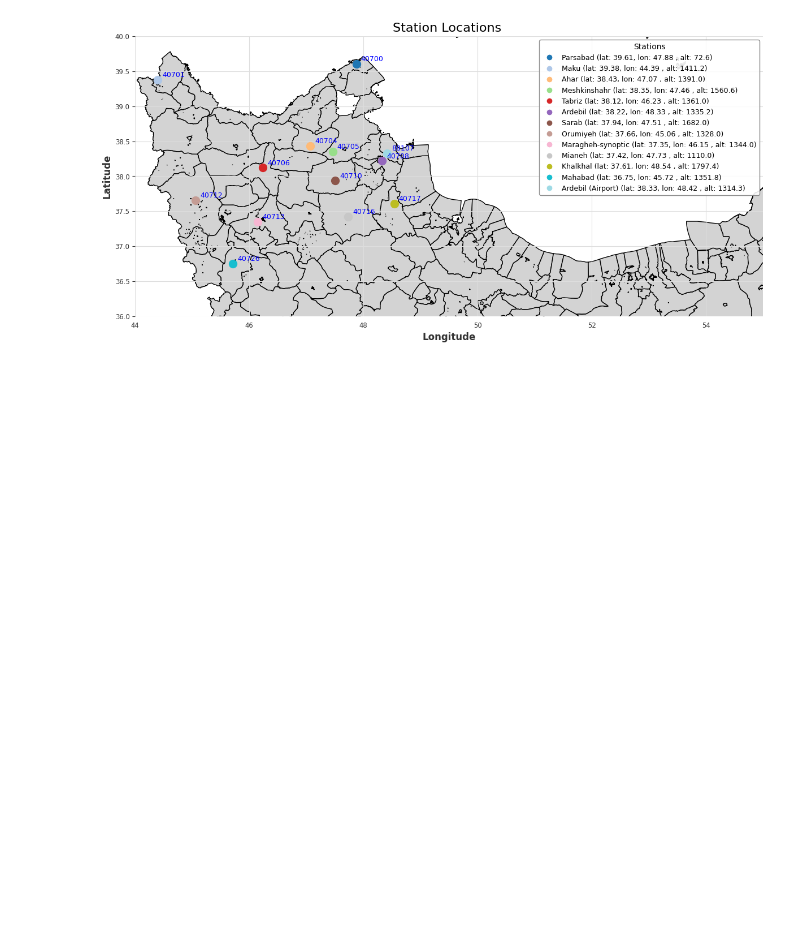
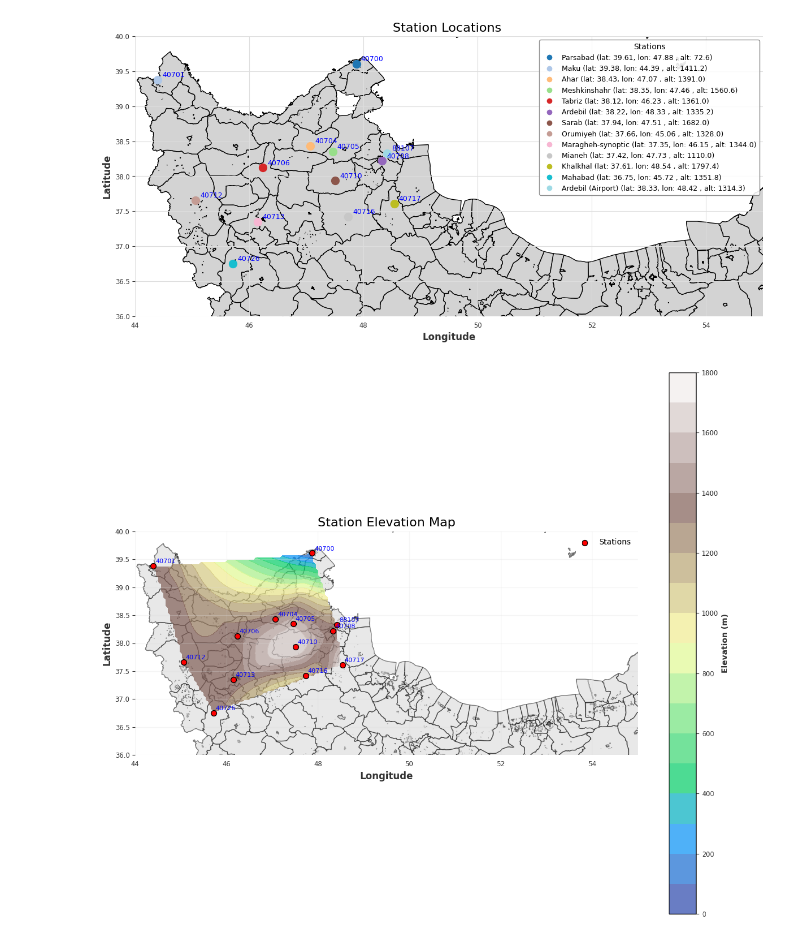
Before and after one commit to varastuian/PredictionDroughtUsingLSTM-, a Jupyter notebook: Codes/main4.ipynb, the cells around one changed output. Drawn from its saved outputs; the diff is of its cells as text; code cells hidden in the pictures; blank space fills up the shorter version.

```diff
--- a/Codes/main4.ipynb
+++ b/Codes/main4.ipynb
@@ -912,3 +895,68 @@ plt.tight_layout()
 plt.show()
 # %% [output]
 [figure]
+# %%
+import numpy as np
+import matplotlib.pyplot as plt
+import geopandas as gpd
+from scipy.interpolate import griddata
+
+# Load geographic data (Iran borders)
+world = gpd.read_file('ir_shp/gis_osm_places_a_free_1.shp')
+df2 = pd.read_csv('../main_data.csv')
+
+# Load station data (assuming 'stations' is already defined)
+stations = df2[['station_id', 'station_name', 'station_elevation', 'lat', 'lon']].drop_duplicates()
+
+# Convert to GeoDataFrame
+geometry = [Point(xy) for xy in zip(stations['lon'], stations['lat'])]
+
+geo_df = gpd.GeoDataFrame(stations, geometry=geometry, crs="EPSG:4326")
+
+# Extract coordinates and elevation
+points = np.column_stack((geo_df.geometry.x, geo_df.geometry.y))
+values = geo_df['station_elevation'].values
+
+# Define grid for interpolation
+x_min, x_max = points[:, 0].min() - 0.5, points[:, 0].max() + 0.5
+y_min, y_max = points[:, 1].min() - 0.5, points[:, 1].max() + 0.5
+
+# Create a grid of points
+grid_x, grid_y = np.mgrid[x_min:x_max:100j, y_min:y_max:100j]
+
+# Interpolate elevation using cubic interpolation
+grid_z = griddata(points, values, (grid_x, grid_y), method='cubic')
+
+# Create the plot
+fig, ax = plt.subplots(figsize=(12, 10))
+
+# Plot Iran borders
+world.plot(ax=ax, color='lightgray', edgecolor='black', alpha=0.5)
+
+# Plot interpolated elevation (contour map)
+contour = ax.contourf(grid_x, grid_y, grid_z, levels=20, cmap='terrain', alpha=0.7)
+cbar = fig.colorbar(contour, ax=ax, label='Elevation (m)')
+
+# Plot station points
+ax.scatter(points[:, 0], points[:, 1], c='red', s=50, edgecolor='black', label='Stations')
+
+# Add station labels (optional)
+for i, row in geo_df.iterrows():
+    ax.text(row.geometry.x + 0.05, row.geometry.y + 0.05,
+            f"{row.station_id}", fontsize=8, ha='left', color='blue')
+
+# Set title and labels
+ax.set_title('Station Elevation Map', fontsize=16)
+ax.set_xlabel('Longitude', fontsize=12)
+ax.set_ylabel('Latitude', fontsize=12)
+ax.legend(loc='upper right')
+
+# Adjust zoom to Iran's northern region
+ax.set_xlim(44, 55)
+ax.set_ylim(36, 40)
+
+plt.grid(True, alpha=0.3)
+plt.tight_layout()
+plt.show()
+# %% [output]
+[figure, added]
```
Also changed, not shown: parts of 7 cells of this notebook, 12 other files.
